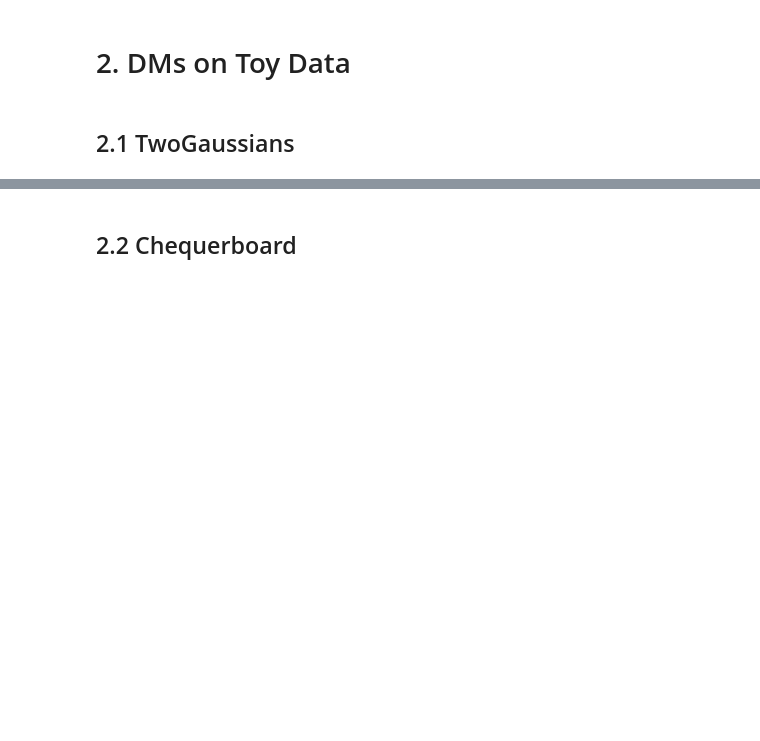
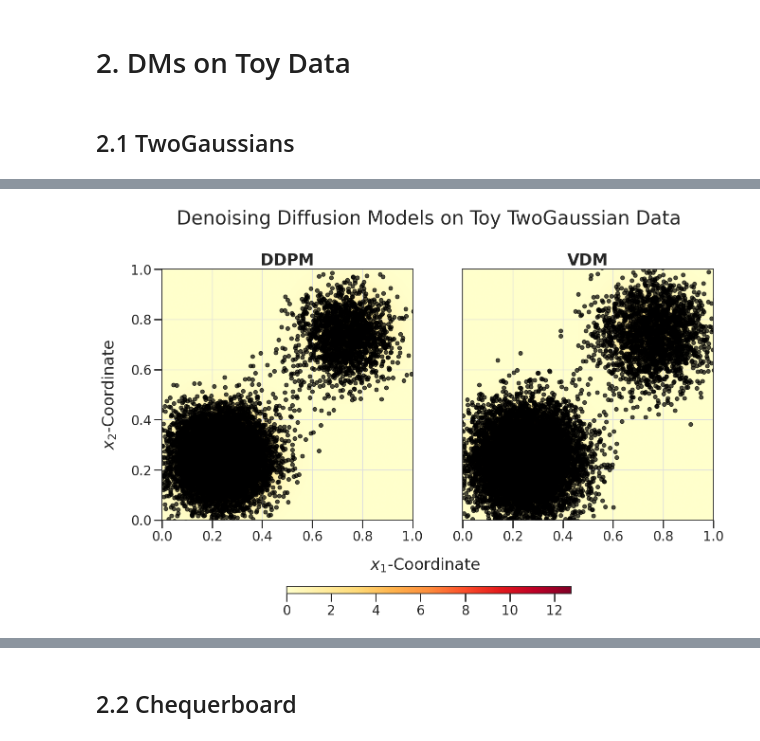
Before and after one commit to zuvale/ggdl_self_learn, a Jupyter notebook: experiments/diffusion.ipynb, the cells around one changed output, grey strips where cells are left out. Drawn from its saved outputs; the diff is of its cells as text; code cells hidden in the pictures; blank space fills up the shorter version.

Commit message:
🎨 condensed toy data training and sampling

```diff
--- a/experiments/diffusion.ipynb
+++ b/experiments/diffusion.ipynb
@@ -353,17 +319,0 @@ plt.show()
-# %%
-x_sample = next(iter(train_loader))[0]
-x_sample_size = x_sample.size(-1)
-
-n_timesteps = 100
-embedding_size = 24
-model = DDIMReverseProcess(
-    GaussianBase((x_sample_size,)),
-    ConstantLinearSchedule(n_timesteps),
-    MLPTimeDependent(
-        n_timesteps, embedding_size,
-        x_sample_size, x_sample_size, [64]*4,
-        mlp_act_funs=[nn.GELU]*4 + [None],
-        film_act_fun=nn.GELU
-    ),
-    n_timesteps
-).to(DEVICE)
@@ -557,0 +372,69 @@ plt.show()
+# %%
+x_sample = next(iter(train_loader))[0]
+x_sample_size = x_sample.size(-1)
+
+coordinates = [
+    [[x,y] for x in np.linspace(*toy.xlim, 1000)]
+    for y in np.linspace(*toy.ylim, 1000)
+]
+prob = torch.exp(toy().log_prob(torch.tensor(coordinates)))
+
+fig = plt.figure(figsize=(15, 15))
+gs_plot = fig.add_gridspec(1, 2, bottom=0.1)
+gs_cbar = fig.add_gridspec(1, 1, top=0.22, bottom=0.21, left=0.3, right=0.7)
+
+epochs = 3
+n_timesteps = 100
+embedding_size = 24
+hidden_size = 64
+for i, (diff_type, make_fun) in enumerate(zip(
+    ["ddpm", "vdm"], (
+        make_toy_ddpm,
+        lambda x_s, h, e, t: make_toy_vdm(x_s, h, e, 256, t)
+    )
+)):
+    model = make_fun(
+        x_sample_size, hidden_size, embedding_size, n_timesteps).to(DEVICE)
+    model.load_state_dict(torch.load(
+        MODEL_DIR / f"toy1_{diff_type}_{epochs}_n_epochs_{n_timesteps}_n_t.pt",
+        map_location=torch.device(DEVICE)
+    ))
+    with torch.no_grad():
+        model.eval()
+        samples = model.sample((10000,))
+        samples = samples.detach().cpu().numpy()
+
+    ax = fig.add_subplot(gs_plot[i])
+    im = ax.imshow(
+        prob, extent=[toy.xlim[0], toy.xlim[1], toy.ylim[0], toy.ylim[1]],
+        origin='lower', cmap='YlOrRd'
+    )
+
+    ax.scatter(samples[:, 0], samples[:, 1], alpha=0.7, color="black")
+
+    ax.set_xlim(toy.xlim)
+    ax.set_ylim(toy.ylim)
+    ax.set_aspect("equal")
+
+    if i > 0:
+        ax.tick_params(left=False, labelleft=False)
+        ax.set_ylabel("")
+    else:
+        ax.set_ylabel("$x_2$-Coordinate", labelpad=20)
+
+    if i != 1:
+        ax.set_xlabel("")
+    else:
+        ax.set_xlabel("$x_1$-Coordinate", labelpad=20, x=-0.15)
+
+    ax.set_title(DIFF_NAME_MAP[diff_type], weight="bold")
+
+ax_cbar = fig.add_subplot(gs_cbar[0])
+fig.colorbar(im, location="bottom", cax=ax_cbar)
+
+fig.suptitle(
+    "Denoising Diffusion Models on Toy TwoGaussian Data", y=0.75)
+
+plt.show()
+# %% [output]
+[figure, added]
```
Also changed, not shown: parts of 52 cells of this notebook, 4 other files.
